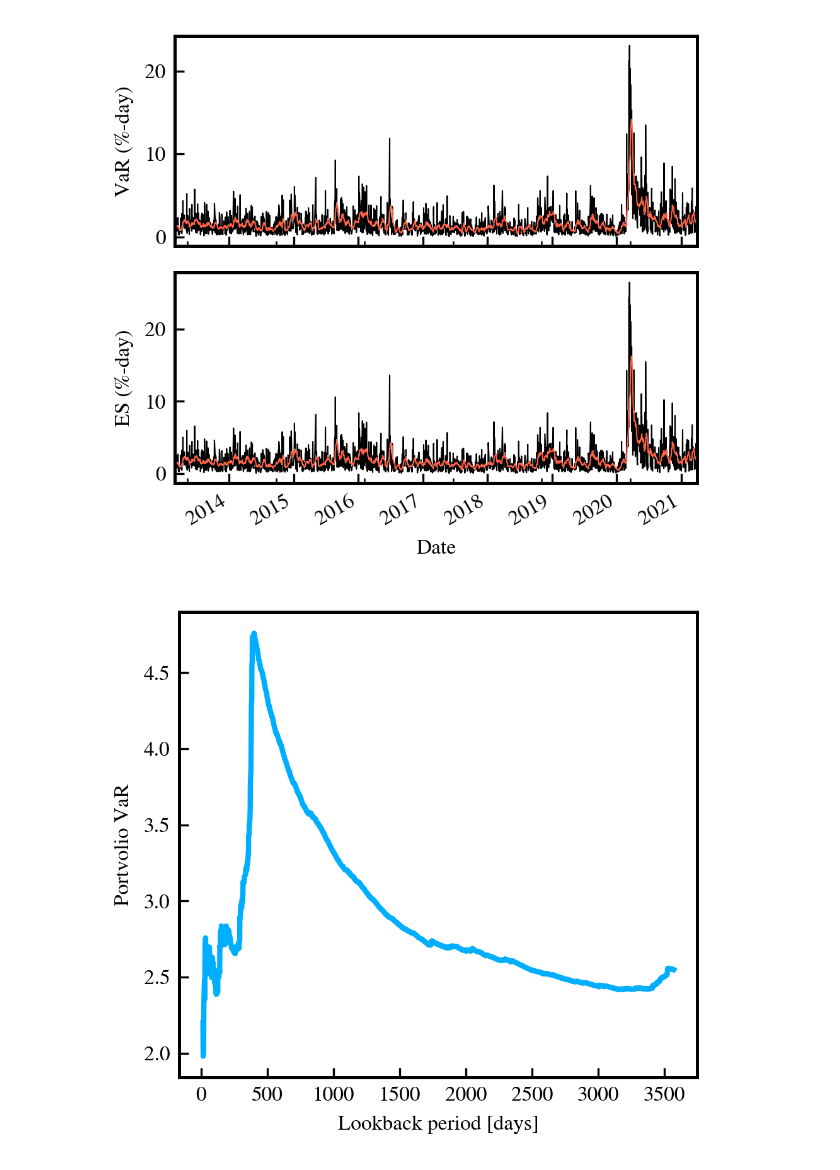
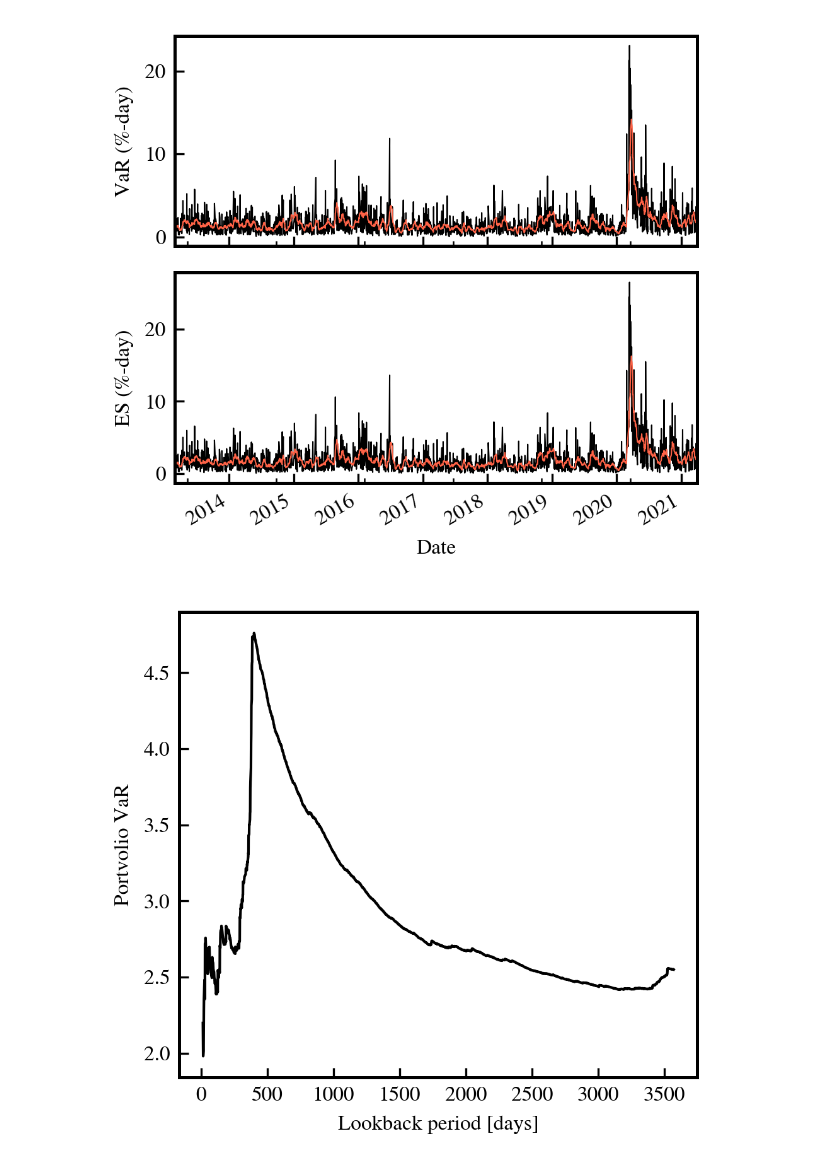
Before and after one commit to LuukOudshoorn25/QRM1, a Jupyter notebook: QRM Assignment 1.ipynb, the cells around one changed output. Drawn from its saved outputs; the diff is of its cells as text; code cells hidden in the pictures.

Commit message:
Added figures

```diff
--- a/QRM Assignment 1.ipynb
+++ b/QRM Assignment 1.ipynb
@@ -229,20 +229,20 @@ The colNum attribute was deprecated in Matplotlib 3.2 and will be removed two mi
 # %%
 # We can also do a static VaR estimation based on different amounts of history
 VaRs = []
 lookbacks = []
 for startdate in returns.index[:-10]:
     # Get subdf
     subdf = returns.loc[startdate:]
     # Get covariance matrix and mean
     sub_covmat = subdf.cov()
     sub_means  = subdf.mean()
     VaR = np.sqrt(port_var(weights, sub_covmat))* norm.ppf(1-alpha) + np.dot(weights, sub_means)
     VaRs.append(100*VaR)
     lookbacks.append((returns.index[-1] - startdate).days)
-plt.plot(lookbacks[50:], VaRs[50:])
+plt.plot(lookbacks[50:], VaRs[50:],lw=1,color='black')
 plt.xlabel('Lookback period [days]')
 plt.ylabel('Portvolio VaR')
 plt.tight_layout()
 plt.savefig('Portfolio_VaR_lookbackperiod.pdf', bbox_inches='tight')
 # %% [output]
-[figure, old version]
+[figure, new version]
```
